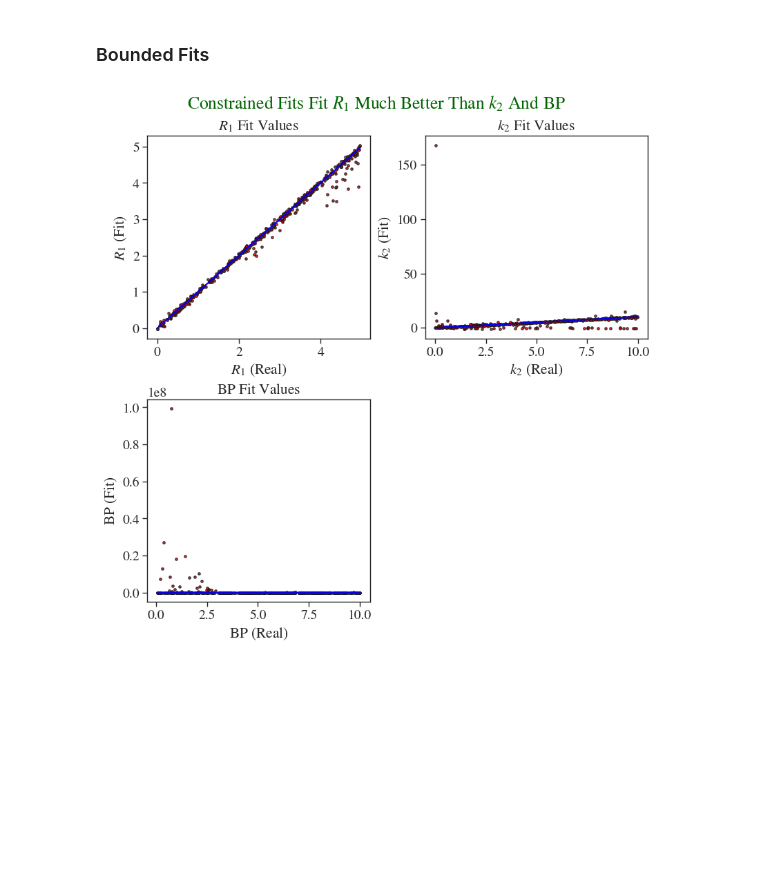
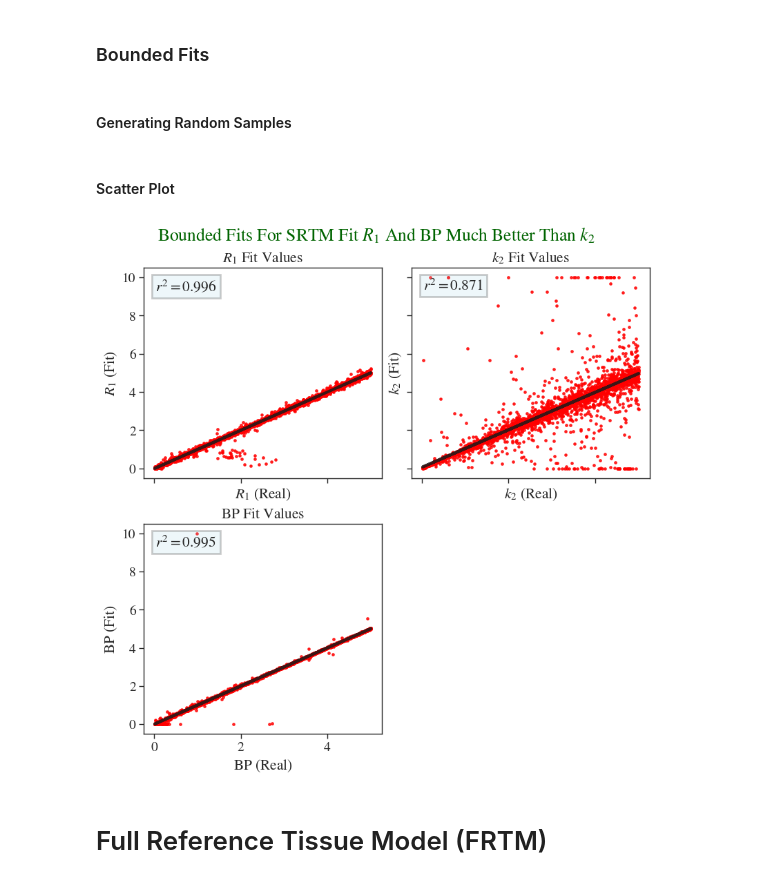
Before and after one commit to noahg-neuroimage/PETProcessing-fork2, a Jupyter notebook: test_notebooks/testing_RTMs/01_testing_RTMs.ipynb, the cells around one changed output. Saved outputs shown, nothing was run; the diff lists cells and outputs as text; code cells hidden in the pictures; blank space fills up the shorter version.

```diff
--- a/test_notebooks/testing_RTMs/01_testing_RTMs.ipynb
+++ b/test_notebooks/testing_RTMs/01_testing_RTMs.ipynb
@@ -50,7 +50,7 @@ srtm_tac_vals = pet_rtms.calc_srtm_tac(tac_times=ref_tac_times,
 # %%
 myFig, myAx = plt.subplots(1,2, constrained_layout=True, figsize=[8,4], sharey=True)
 for anAx in myAx.flatten():
-    anAx.plot(input_tac_times, input_tac_vals/50., '.--', alpha=0.8, color='k', label=r'$C_\mathrm{P}$', lw=2)
+    anAx.plot(input_tac_times, input_tac_vals/2., '.--', alpha=0.8, color='k', label=r'$C_\mathrm{P}$ (Scaled)', lw=2)
     anAx.plot(ref_tac_times, ref_tac_vals, '.-', alpha=0.8, color='red', label=r'$C_\mathrm{ref}$')
     anAx.plot(ref_tac_times, srtm_tac_vals, '.-', alpha=0.8, color='blue', label=r'$C_\mathrm{tgt}$')
     anAx.set(xlabel=r'$t$ (time) [minutes]')
@@ -117,7 +119,7 @@ for tID, t_params in enumerate(srtm_test_params[:]):
     print('-' * 80)
     print(f"{'Value':<30};{'Diff':<22};{'%Diff':<32}")
 
-    noisy_tgt_vals = add_gaussian_noise_to_tac_based_on_max(rtm_tac_vals)
+    noisy_tgt_vals = add_gaussian_noise_to_tac_based_on_max(rtm_tac_vals, scale=0.02)
 
     pOpt, pCor = pet_rtms.fit_srtm_to_tac_with_bounds(tgt_tac_vals=noisy_tgt_vals,
                                                       ref_tac_times=ref_tac_times,
@@ -175,2 +177,6 @@ pOpt:    (6.72 , 0.04 , 0.00 ); (0.04 , -1.78, -4.86); (0.56 , -98.03, -100.00);
 # %% [markdown]
 ### Unbounded Fits
+# %%
+from scipy.stats import linregress
+from scipy.stats import pearsonr
+text_box=dict(facecolor='lightblue', edgecolor='black', lw=2, alpha=0.2)
@@ -194,14 +212,18 @@ for tID, t_params in enumerate(srtm_test_params[:]):
 srtm_param_names = [r'$R_1$', r'$k_2$', r'$\mathrm{BP}$']
 myFig, myAx = plt.subplots(2,2, figsize=[8,8], constrained_layout=True)
 fAx = myAx.flatten()
-for pID, param in enumerate(srtm_param_names):
+for pID, (xAr, yAr, param) in enumerate(zip(srtm_test_params_large.T,
+                                            srtm_fit_params_unbounded.T,
+                                            srtm_param_names)):
+    lin_reg = linregress(xAr[~np.isnan(yAr)], yAr[~np.isnan(yAr)])
+    fAx[pID].plot(xAr, yAr, '.', alpha=0.8, color='red')
+    fAx[pID].plot(xAr, xAr*lin_reg.slope + lin_reg.intercept, lw=3, color='k', alpha=0.85)
+
+    fAx[pID].text(0.05, 0.95, fr"$r^2={lin_reg.rvalue:<5.3f}$",
+                  transform=fAx[pID].transAxes, ha='left', va='top', bbox=text_box)
     fAx[pID].set_title(f"{param} Fit Values")
-    fAx[pID].plot(srtm_test_params[:,pID], srtm_fit_params[:,pID], '.',
-                     alpha=0.8, color='red', mec='k')
-    fAx[pID].plot(srtm_test_params[:,pID], srtm_test_params[:,pID], '-',
-                     alpha=0.9, color='blue', mec='k')
     fAx[pID].set(xlabel=fr'{param} (Real)', ylabel=fr'{param} (Fit)')
 fAx[-1].axis('off')
-myFig.suptitle("Unconstrained Fits Can Perform Very Poorly", color='darkgreen')
+myFig.suptitle("Unbounded Fits For SRTM Can Perform Very Poorly", color='darkgreen')
 plt.show()
 # %% [output]
@@ -209,3 +231,5 @@ plt.show()
 # %% [markdown]
 ### Bounded Fits
+# %% [markdown]
+#### Generating Random Samples
 # %%
@@ -230,16 +263,24 @@ for tID, t_params in enumerate(srtm_test_params[:]):
+# %% [markdown]
+#### Scatter Plot
 # %%
 srtm_param_names = [r'$R_1$', r'$k_2$', r'$\mathrm{BP}$']
-myFig, myAx = plt.subplots(2,2, figsize=[8,8], constrained_layout=True)
+myFig, myAx = plt.subplots(2,2, figsize=[8,8], constrained_layout=True, sharex=True, sharey=True)
 fAx = myAx.flatten()
-for pID, param in enumerate(srtm_param_names):
+for pID, (xAr, yAr, param) in enumerate(zip(srtm_test_params_large.T,
+                                            srtm_fit_params_bounded.T,
+                                            srtm_param_names)):
+    lin_reg = linregress(xAr[~np.isnan(yAr)], yAr[~np.isnan(yAr)])
+    fAx[pID].plot(xAr, yAr, '.', alpha=0.8, color='red')
+    fAx[pID].plot(xAr, xAr*lin_reg.slope + lin_reg.intercept, lw=3, color='k', alpha=0.85)
+
+    fAx[pID].text(0.05, 0.95, fr"$r^2={lin_reg.rvalue:<5.3f}$",
+                  transform=fAx[pID].transAxes, ha='left', va='top', bbox=text_box)
     fAx[pID].set_title(f"{param} Fit Values")
-    fAx[pID].plot(srtm_test_params[:,pID], srtm_fit_params[:,pID], '.',
-                     alpha=0.8, color='red', mec='k')
-    fAx[pID].plot(srtm_test_params[:,pID], srtm_test_params[:,pID], '-',
-                     alpha=0.9, color='blue', mec='k')
     fAx[pID].set(xlabel=fr'{param} (Real)', ylabel=fr'{param} (Fit)')
 fAx[-1].axis('off')
-myFig.suptitle("Constrained Fits Fit $R_1$ Much Better Than $k_2$ And $\mathrm{BP}$", color='darkgreen')
+myFig.suptitle("Bounded Fits For SRTM Fit $R_1$ And $\mathrm{BP}$ Much Better Than $k_2$", color='darkgreen')
 plt.show()
 # %% [output]
-[figure, old version]
+[figure, new version]
+# %% [markdown]
+# Full Reference Tissue Model (FRTM)
```
Also changed, not shown: parts of 39 cells of this notebook.
